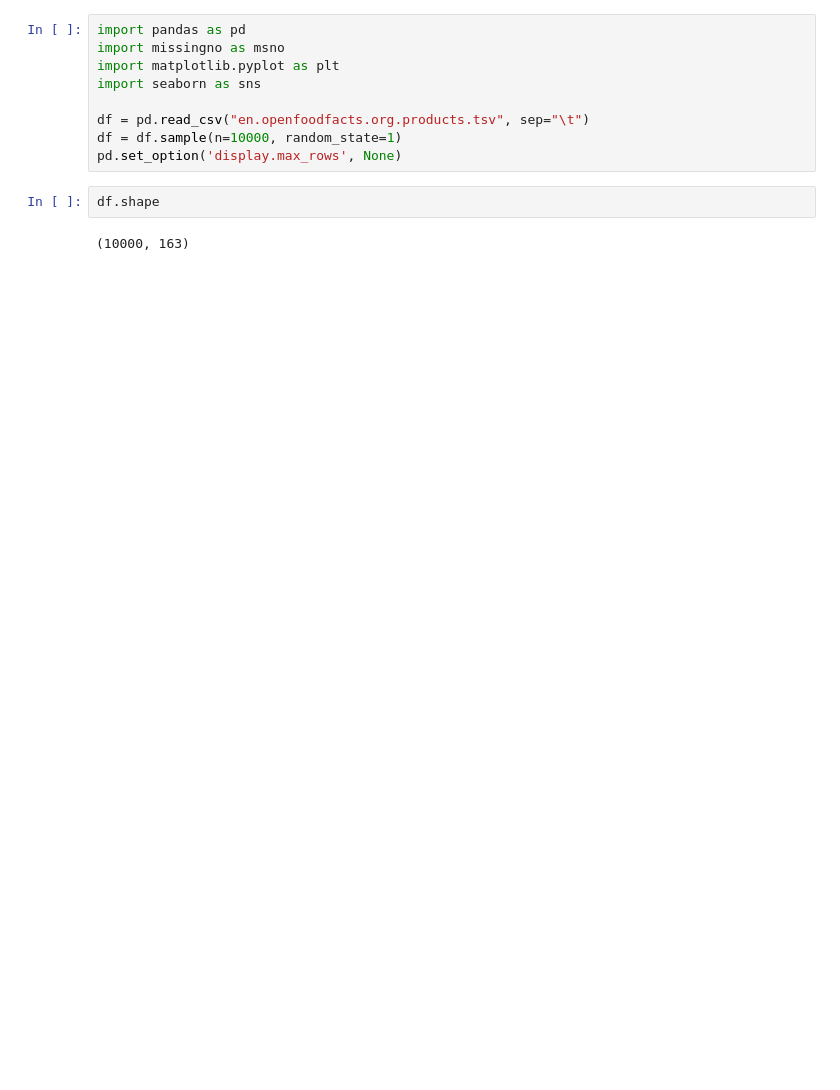
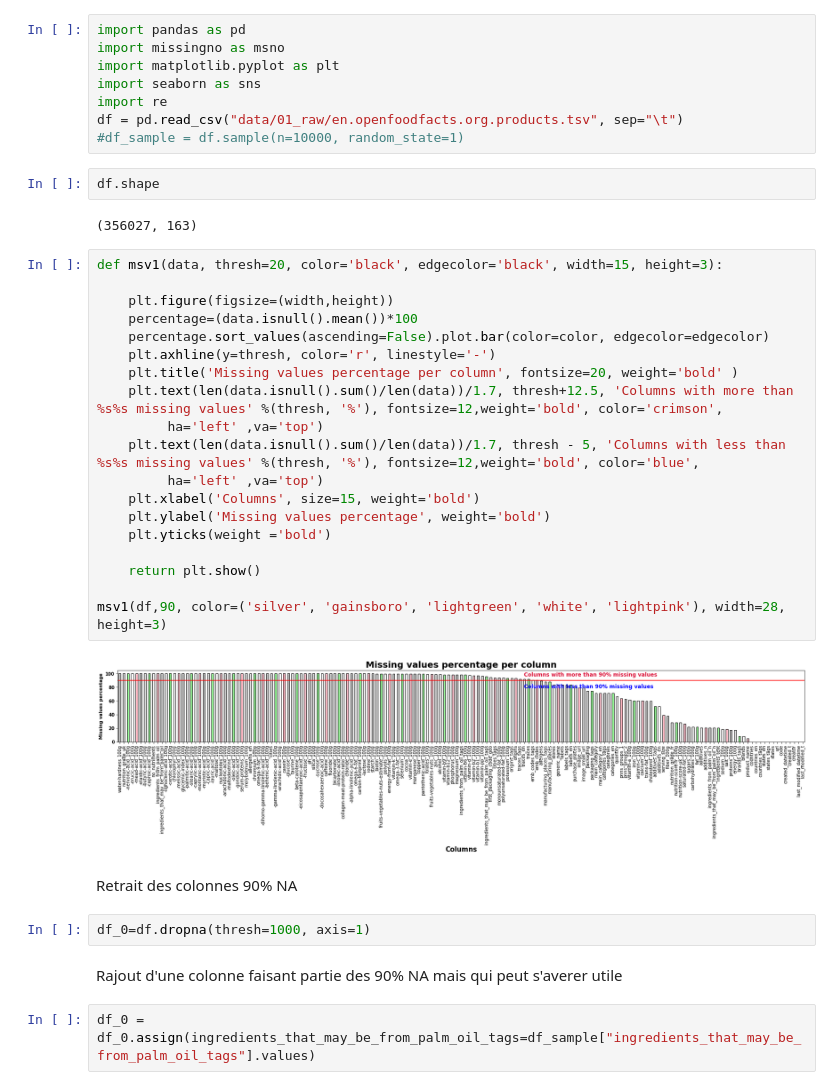
Before and after one commit to Gio-Mgm/food-flix, a Jupyter notebook: notebooks/data_cleaning.ipynb, the cells around one changed output. Drawn from its saved outputs; the diff is of its cells as text; blank space fills up the shorter version.

```diff
--- a/notebooks/data_cleaning.ipynb
+++ b/notebooks/data_cleaning.ipynb
@@ -3,11 +3,39 @@ import pandas as pd
 import missingno as msno
 import matplotlib.pyplot as plt
 import seaborn as sns
-
-df = pd.read_csv("en.openfoodfacts.org.products.tsv", sep="\t")
-df = df.sample(n=10000, random_state=1)
-pd.set_option('display.max_rows', None)
+import re
+df = pd.read_csv("data/01_raw/en.openfoodfacts.org.products.tsv", sep="\t")
+#df_sample = df.sample(n=10000, random_state=1)
 # %%
 df.shape
 # %% [output]
-(10000, 163)
+(356027, 163)
+# %%
+def msv1(data, thresh=20, color='black', edgecolor='black', width=15, height=3):
+
+    plt.figure(figsize=(width,height))
+    percentage=(data.isnull().mean())*100
+    percentage.sort_values(ascending=False).plot.bar(color=color, edgecolor=edgecolor)
+    plt.axhline(y=thresh, color='r', linestyle='-')
+    plt.title('Missing values percentage per column', fontsize=20, weight='bold' )
+    plt.text(len(data.isnull().sum()/len(data))/1.7, thresh+12.5, 'Columns with more than %s%s missing values' %(thresh, '%'), fontsize=12,weight='bold', color='crimson',
+         ha='left' ,va='top')
+    plt.text(len(data.isnull().sum()/len(data))/1.7, thresh - 5, 'Columns with less than %s%s missing values' %(thresh, '%'), fontsize=12,weight='bold', color='blue',
+         ha='left' ,va='top')
+    plt.xlabel('Columns', size=15, weight='bold')
+    plt.ylabel('Missing values percentage', weight='bold')
+    plt.yticks(weight ='bold')
+
+    return plt.show()
+
+msv1(df,90, color=('silver', 'gainsboro', 'lightgreen', 'white', 'lightpink'), width=28, height=3)
+# %% [output]
+[figure, added]
+# %% [markdown]
+Retrait des colonnes 90% NA
+# %%
+df_0=df.dropna(thresh=1000, axis=1)
+# %% [markdown]
+Rajout d'une colonne faisant partie des 90% NA mais qui peut s'averer utile
+# %%
+df_0 = df_0.assign(ingredients_that_may_be_from_palm_oil_tags=df_sample["ingredients_that_may_be_from_palm_oil_tags"].values)
```
Also changed, not shown: parts of 21 cells of this notebook.
